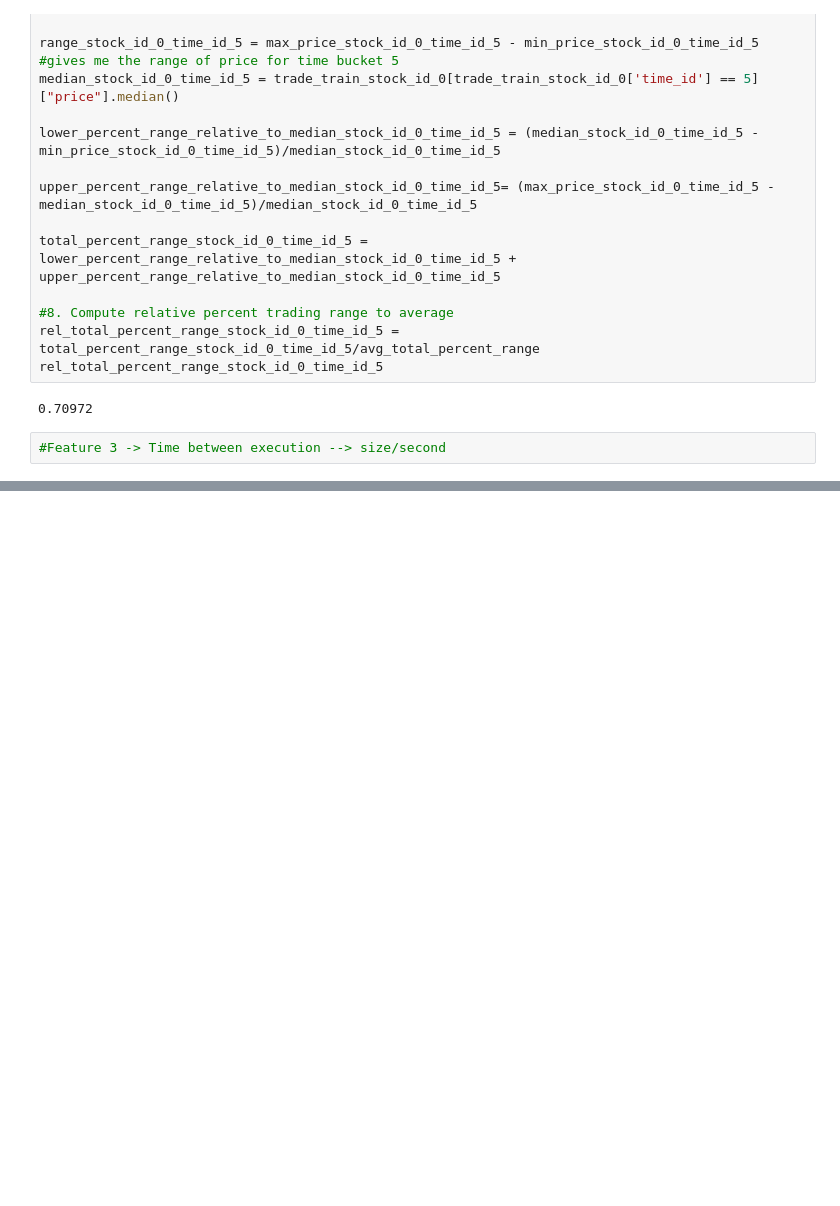
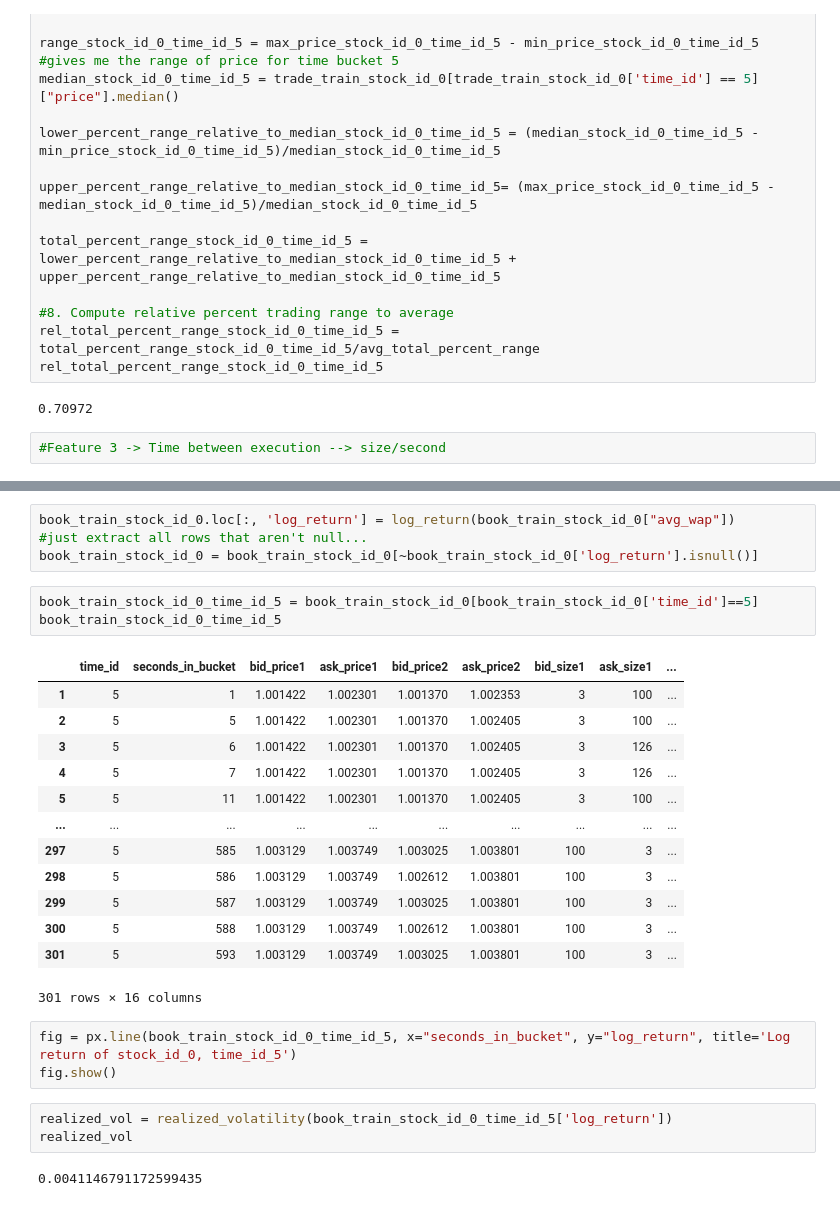
Before and after one commit to gilessssss/9417optivized, a Jupyter notebook: exploration.ipynb, the cells around one changed output, grey strips where cells are left out. Saved outputs shown, nothing was run; the diff lists cells and outputs as text; blank space fills up the shorter version.

```diff
--- a/exploration.ipynb
+++ b/exploration.ipynb
@@ -169,0 +256,29 @@ rel_total_percent_range_stock_id_0_time_id_5
+# %%
+book_train_stock_id_0.loc[:, 'log_return'] = log_return(book_train_stock_id_0["avg_wap"])
+#just extract all rows that aren't null...
+book_train_stock_id_0 = book_train_stock_id_0[~book_train_stock_id_0['log_return'].isnull()]
+# %%
+book_train_stock_id_0_time_id_5 = book_train_stock_id_0[book_train_stock_id_0['time_id']==5]
+book_train_stock_id_0_time_id_5
+# %% [output]
+|  | time_id | seconds_in_bucket | bid_price1 | ask_price1 | bid_price2 | ask_price2 | bid_size1 | ask_size1 | ... |
+| 1 | 5 | 1 | 1.001422 | 1.002301 | 1.001370 | 1.002353 | 3 | 100 | ... |
+| 2 | 5 | 5 | 1.001422 | 1.002301 | 1.001370 | 1.002405 | 3 | 100 | ... |
+| 3 | 5 | 6 | 1.001422 | 1.002301 | 1.001370 | 1.002405 | 3 | 126 | ... |
+| 4 | 5 | 7 | 1.001422 | 1.002301 | 1.001370 | 1.002405 | 3 | 126 | ... |
+| 5 | 5 | 11 | 1.001422 | 1.002301 | 1.001370 | 1.002405 | 3 | 100 | ... |
+| ... | ... | ... | ... | ... | ... | ... | ... | ... | ... |
+| 297 | 5 | 585 | 1.003129 | 1.003749 | 1.003025 | 1.003801 | 100 | 3 | ... |
+| 298 | 5 | 586 | 1.003129 | 1.003749 | 1.002612 | 1.003801 | 100 | 3 | ... |
+| 299 | 5 | 587 | 1.003129 | 1.003749 | 1.003025 | 1.003801 | 100 | 3 | ... |
+| 300 | 5 | 588 | 1.003129 | 1.003749 | 1.002612 | 1.003801 | 100 | 3 | ... |
+| 301 | 5 | 593 | 1.003129 | 1.003749 | 1.003025 | 1.003801 | 100 | 3 | ... |
+301 rows × 16 columns
+# %%
+fig = px.line(book_train_stock_id_0_time_id_5, x="seconds_in_bucket", y="log_return", title='Log return of stock_id_0, time_id_5')
+fig.show()
+# %%
+realized_vol = realized_volatility(book_train_stock_id_0_time_id_5['log_return'])
+realized_vol
+# %% [output]
+0.0041146791172599435
```
Also changed, not shown: parts of 22 cells of this notebook.
